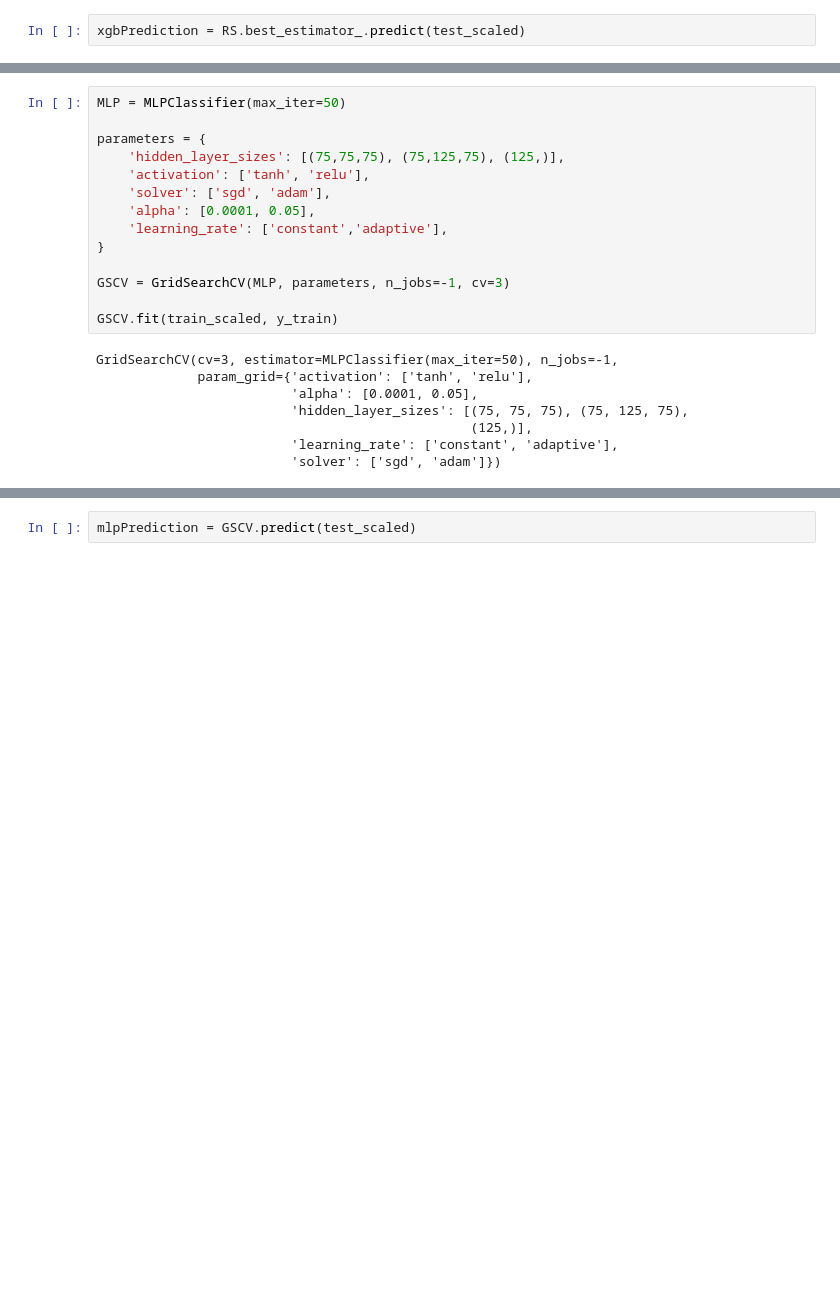
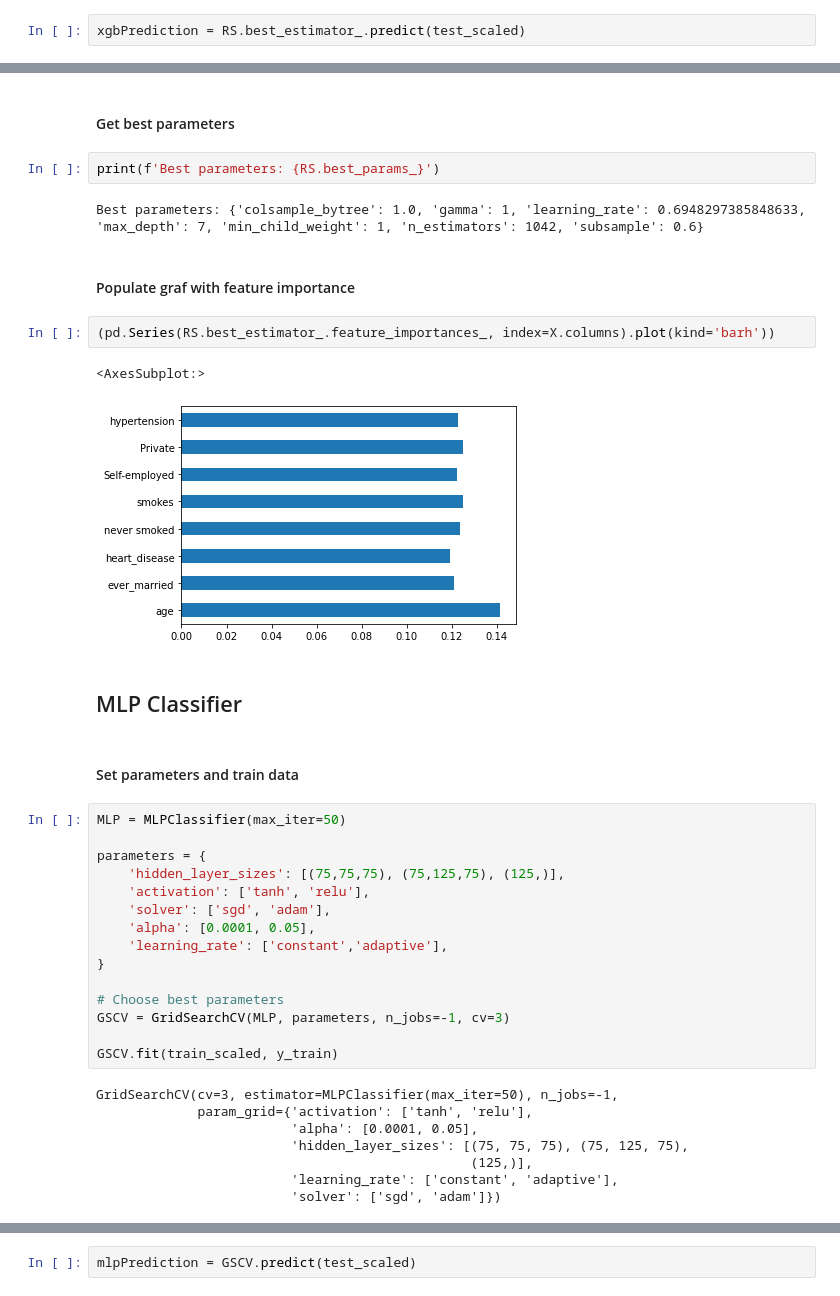
Before and after one commit to DAB-2021/Stroke-prediction-python, a Jupyter notebook: dataPrediction.ipynb, the cells around one changed output, grey strips where cells are left out. Drawn from its saved outputs; the diff is of its cells as text; blank space fills up the shorter version.

```diff
--- a/dataPrediction.ipynb
+++ b/dataPrediction.ipynb
@@ -225,3 +289,20 @@ plt.show()
+# %% [markdown]
+#### Get best parameters
+# %%
+print(f'Best parameters: {RS.best_params_}')
+# %% [output]
+Best parameters: {'colsample_bytree': 1.0, 'gamma': 1, 'learning_rate': 0.6948297385848633, 'max_depth': 7, 'min_child_weight': 1, 'n_estimators': 1042, 'subsample': 0.6}
+# %% [markdown]
+#### Populate graf with feature importance
+# %%
+(pd.Series(RS.best_estimator_.feature_importances_, index=X.columns).plot(kind='barh'))
+# %% [output]
+<AxesSubplot:>
+[figure, added]
+# %% [markdown]
+## MLP Classifier
+# %% [markdown]
+#### Set parameters and train data
 # %%
 MLP = MLPClassifier(max_iter=50)
 
@@ -233,6 +314,7 @@ parameters = {
     'learning_rate': ['constant','adaptive'],
 }
 
+# Choose best parameters
 GSCV = GridSearchCV(MLP, parameters, n_jobs=-1, cv=3)
 
 GSCV.fit(train_scaled, y_train)
```
Also changed, not shown: parts of 52 cells of this notebook.
